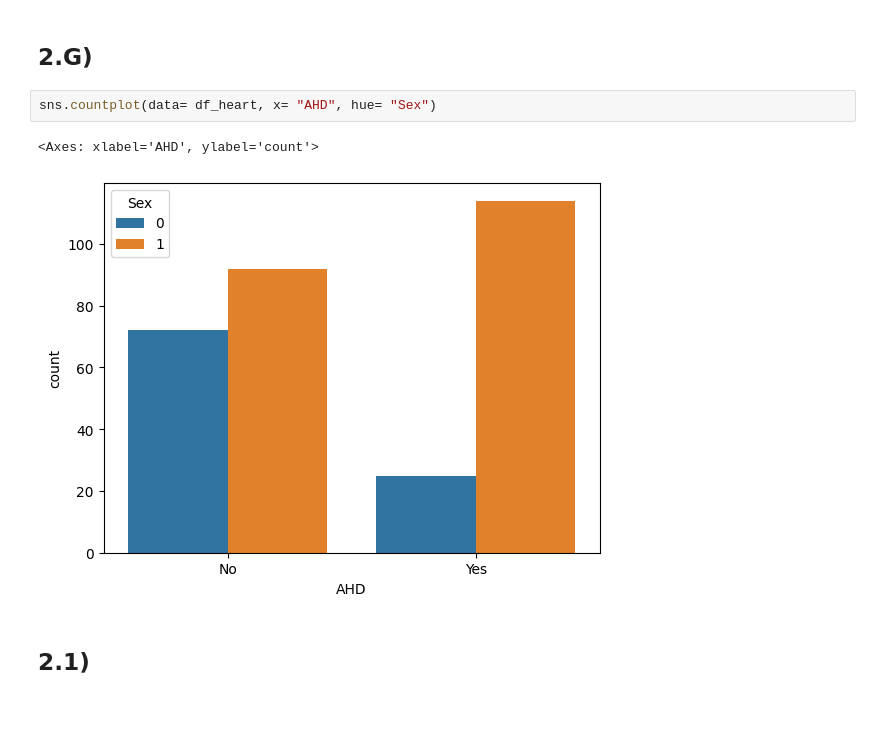
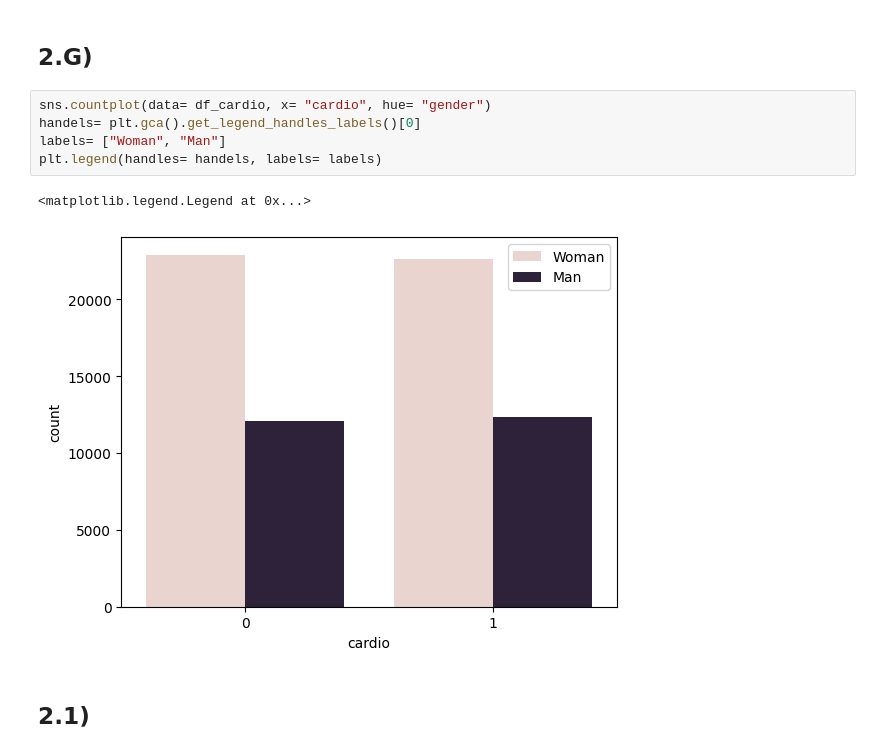
Before and after one commit to MiltonOberg/Artificial_Intelligence2-Milton-OPA23, a Jupyter notebook: Labb_1/labb_1.ipynb, the cells around one changed output. Drawn from its saved outputs; the diff is of its cells as text; blank space fills up the shorter version.

```diff
--- a/Labb_1/labb_1.ipynb
+++ b/Labb_1/labb_1.ipynb
@@ -721,10 +744,13 @@ height_filtered
 # %% [markdown]
 ## 2.G)
-# %%
-sns.countplot(data= df_heart, x= "AHD", hue= "Sex")
-# %% [output]
-<Axes: xlabel='AHD', ylabel='count'>
-[figure, removed]
+# %%
+sns.countplot(data= df_cardio, x= "cardio", hue= "gender")
+handels= plt.gca().get_legend_handles_labels()[0]
+labels= ["Woman", "Man"]
+plt.legend(handles= handels, labels= labels)
+# %% [output]
+<matplotlib.legend.Legend at 0x...>
+[figure, added]
 # %% [markdown]
 ## 2.1)
 # %%
```
Also changed, not shown: parts of 39 cells of this notebook.
